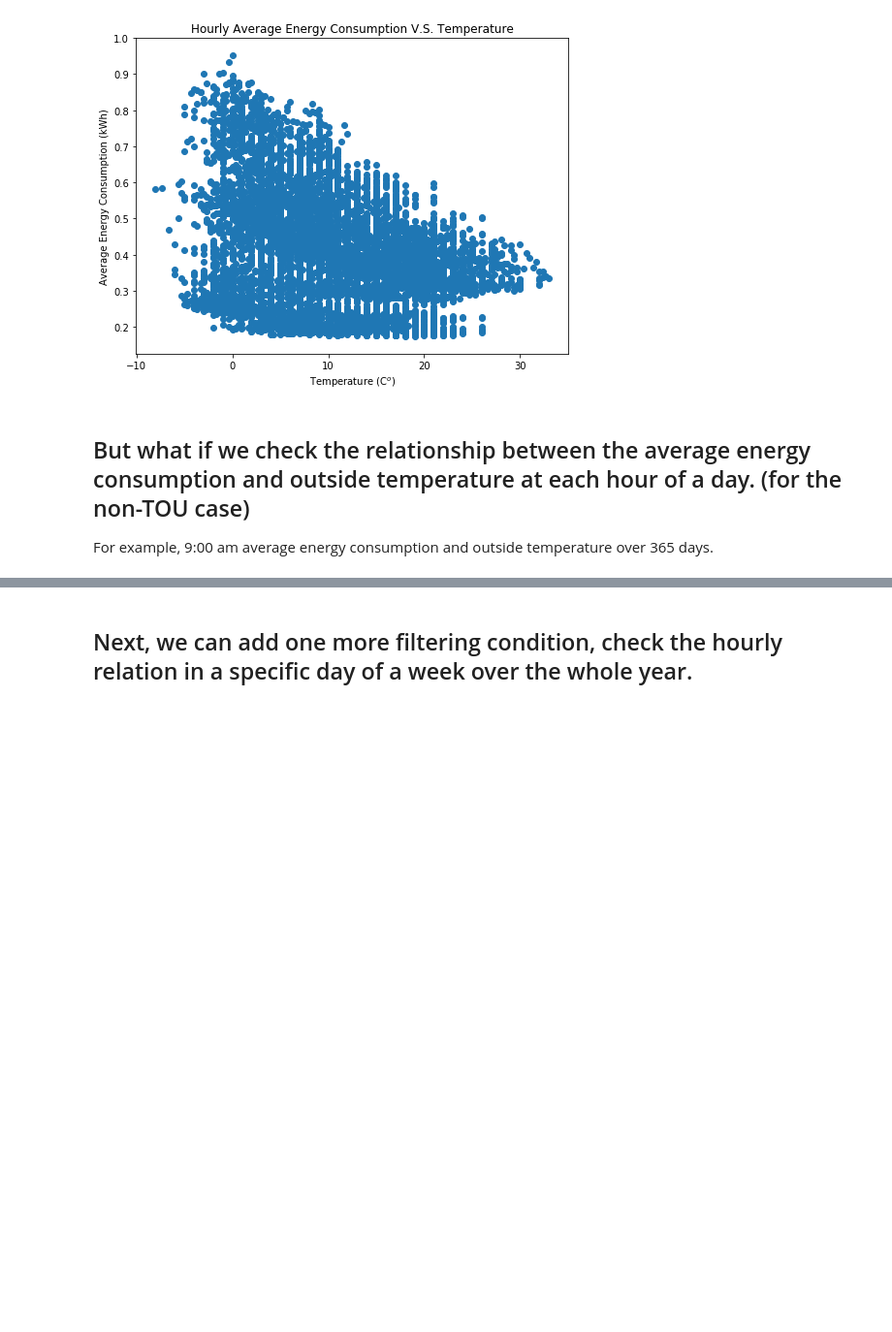
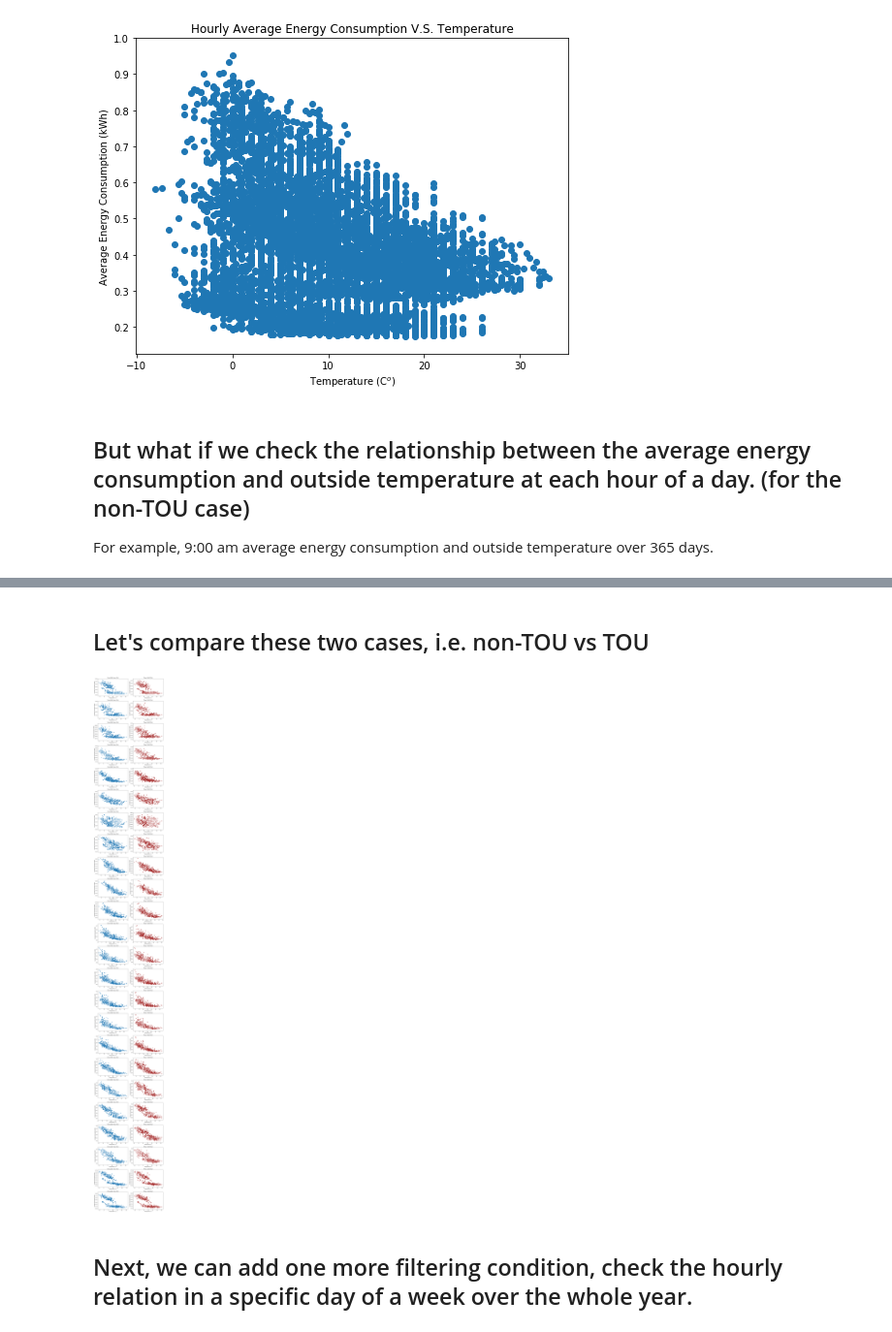
Before and after one commit to robinsxdgi/Demand-Response, a Jupyter notebook: PreferenceLearning.ipynb, the cells around one changed output, grey strips where cells are left out. Shown at 97% size. Cells and saved outputs as stored; diff of their text form; code cells hidden in the pictures; blank space fills up the shorter version.

```diff
--- a/PreferenceLearning.ipynb
+++ b/PreferenceLearning.ipynb
@@ -417,3 +469,35 @@ plt.show()
+# %% [markdown]
+## Let's compare these two cases, i.e. non-TOU vs TOU
+# %%
+# non-TOU vs TOU in terms of showing the elements in Average column such that they are hourly energy consumption v.s. temperature over 365 days
+fig_all = plt.figure(figsize = (12,90))
+for i in range(24):
+    ax = fig_all.add_subplot(24, 2, 2 * i + 1)
+    if i <= 9:
+        ax.scatter(df_wea1h.TempC[df_wea1h.GMT.str.contains('0' + str(i) + ':00:00')], df_Ntou1h.Average[df_Ntou1h.GMT.str.contains('0' + str(i) + ':00:00')] )
+        ax.set_title('Time: 0' + str(i) + ':00 (non-TOU)')
+        ax.set_xlabel(r'Temperature (C$^o$)')
+        ax.set_ylabel('Average Consumption (kWh)')
+    else:
+        ax.scatter(df_wea1h.TempC[df_wea1h.GMT.str.contains(str(i) + ':00:00')], df_Ntou1h.Average[df_Ntou1h.GMT.str.contains(str(i) + ':00:00')] )
+        ax.set_title('Time: ' + str(i) + ':00 (non-TOU)')
+        ax.set_xlabel(r'Temperature (C$^o$)')
+        ax.set_ylabel('Average Consumption (kWh)')
+for i in range(24):
+    ax = fig_all.add_subplot(24, 2, 2 * i + 2)
+    if i <= 9:
+        ax.scatter(df_wea1h.TempC[df_wea1h.GMT.str.contains('0' + str(i) + ':00:00')], df_tou1h.Average[df_Ntou1h.GMT.str.contains('0' + str(i) + ':00:00')],  c = 'brown' )
+        ax.set_title('Time: 0' + str(i) + ':00 (TOU)')
+        ax.set_xlabel(r'Temperature (C$^o$)')
+        ax.set_ylabel('Average Consumption (kWh)')
+    else:
+        ax.scatter(df_wea1h.TempC[df_wea1h.GMT.str.contains(str(i) + ':00:00')], df_tou1h.Average[df_Ntou1h.GMT.str.contains(str(i) + ':00:00')], c = 'brown' )
+        ax.set_title('Time: ' + str(i) + ':00 (TOU)')
+        ax.set_xlabel(r'Temperature (C$^o$)')
+        ax.set_ylabel('Average Consumption (kWh)')
+plt.tight_layout()
+# %% [output]
+[figure, added]
 # %% [markdown]
 ## Next, we can add one more filtering condition, check the hourly relation in a specific day of a week over the whole year.
 # %%
```
Also changed, not shown: parts of 6 cells of this notebook.
